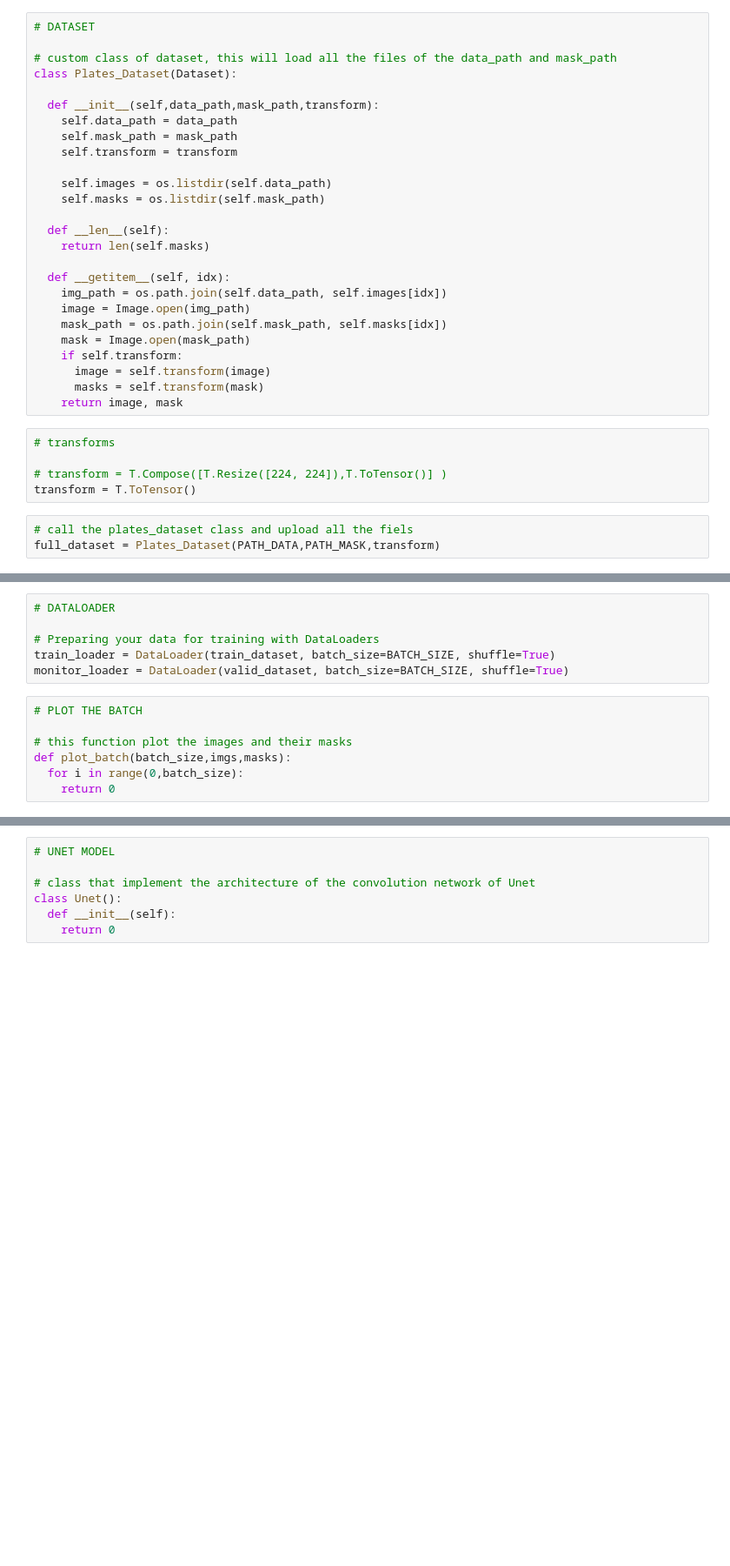
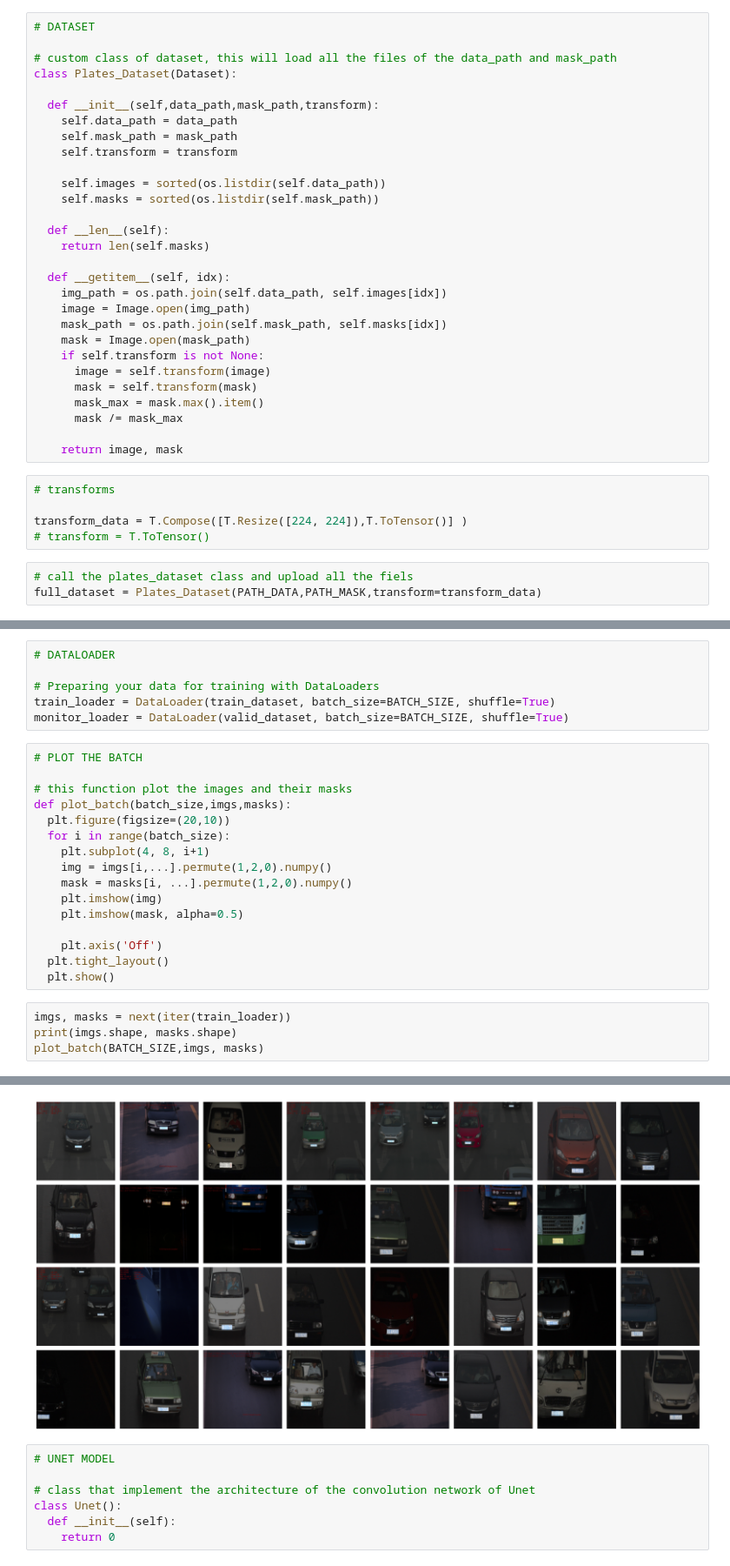
Before and after one commit to aguusandy/ic_2023, a Jupyter notebook: detector_patente_unet.ipynb, the cells around one changed output, grey strips where cells are left out. Shown at 87% size. Cells and saved outputs as stored; diff of their text form; blank space fills up the shorter version.

Commit message:
tpfinal, dataloader and dataset ready

```diff
--- a/detector_patente_unet.ipynb
+++ b/detector_patente_unet.ipynb
@@ -51,8 +52,8 @@ class Plates_Dataset(Dataset):
     self.mask_path = mask_path
     self.transform = transform
 
-    self.images = os.listdir(self.data_path)
-    self.masks = os.listdir(self.mask_path)
+    self.images = sorted(os.listdir(self.data_path))
+    self.masks = sorted(os.listdir(self.mask_path))
 
   def __len__(self):
     return len(self.masks)
@@ -62,18 +63,21 @@ class Plates_Dataset(Dataset):
     image = Image.open(img_path)
     mask_path = os.path.join(self.mask_path, self.masks[idx])
     mask = Image.open(mask_path)
-    if self.transform:
+    if self.transform is not None:
       image = self.transform(image)
-      masks = self.transform(mask)
+      mask = self.transform(mask)
+      mask_max = mask.max().item()
+      mask /= mask_max
+
     return image, mask
 # %%
 # transforms
 
-# transform = T.Compose([T.Resize([224, 224]),T.ToTensor()] )
-transform = T.ToTensor()
+transform_data = T.Compose([T.Resize([224, 224]),T.ToTensor()] )
+# transform = T.ToTensor()
 # %%
 # call the plates_dataset class and upload all the fiels
-full_dataset = Plates_Dataset(PATH_DATA,PATH_MASK,transform)
+full_dataset = Plates_Dataset(PATH_DATA,PATH_MASK,transform=transform_data)
 # %%
 # split the complete train_dataset in two tensors:
 # one t_dataset only for train
@@ -95,5 +108,19 @@ monitor_loader = DataLoader(valid_dataset, batch_size=BATCH_SIZE, shuffle=True)
 
 # this function plot the images and their masks
 def plot_batch(batch_size,imgs,masks):
-  for i in range(0,batch_size):
-    return 0
+  plt.figure(figsize=(20,10))
+  for i in range(batch_size):
+    plt.subplot(4, 8, i+1)
+    img = imgs[i,...].permute(1,2,0).numpy()
+    mask = masks[i, ...].permute(1,2,0).numpy()
+    plt.imshow(img)
+    plt.imshow(mask, alpha=0.5)
+
+    plt.axis('Off')
+  plt.tight_layout()
+  plt.show()
+# %%
+imgs, masks = next(iter(train_loader))
+print(imgs.shape, masks.shape)
+plot_batch(BATCH_SIZE,imgs, masks)
+# %% [output]
@@ -100,3 +128,4 @@ def plot_batch(batch_size,imgs,masks):
+[figure, added]
 # %%
 # UNET MODEL
 
```
Also changed, not shown: parts of 5 cells of this notebook.
